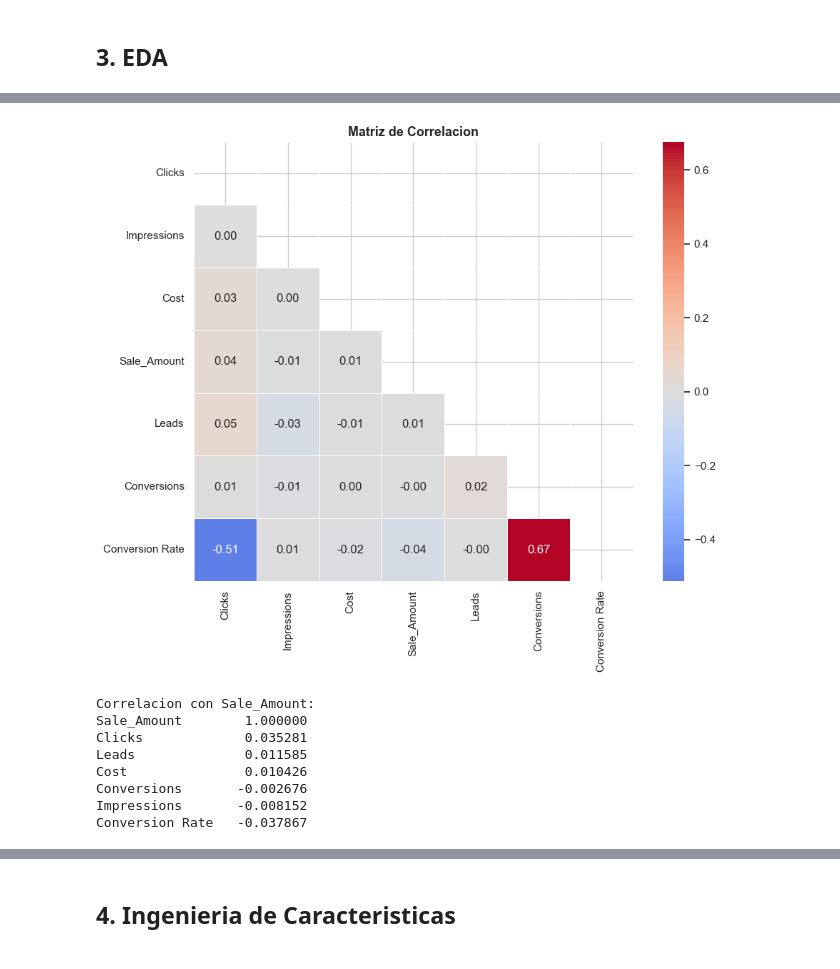
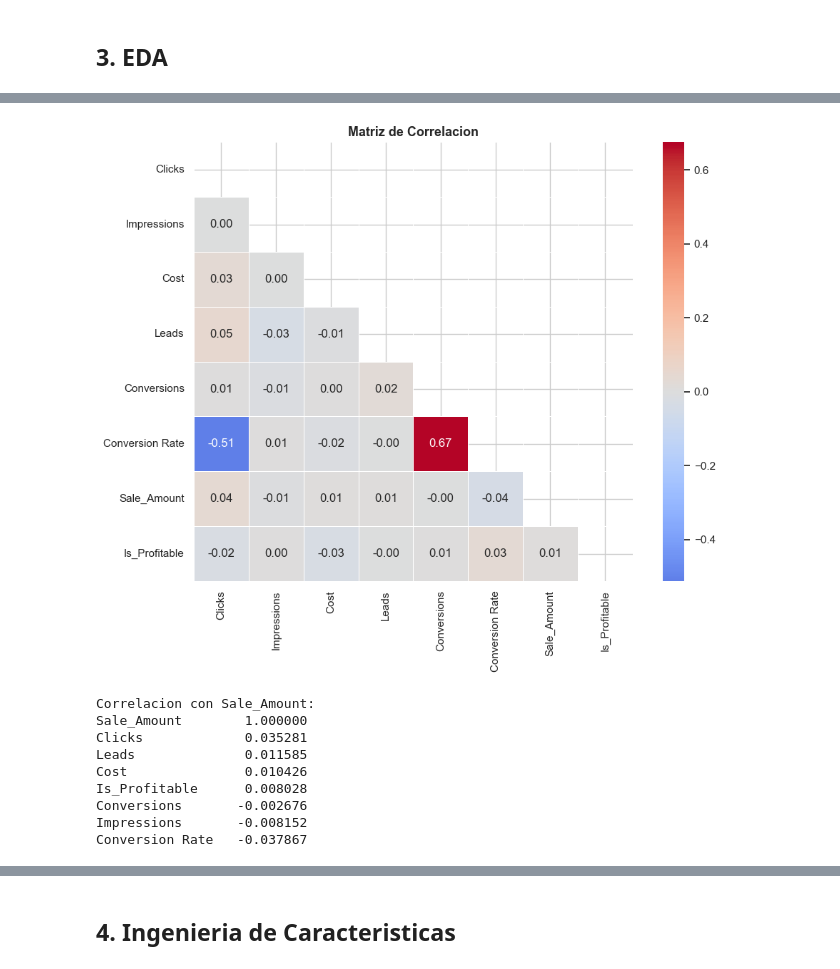
Before and after one commit to carlos31255/EV1_Google_Ads, a Jupyter notebook: notebooks/01_EDA_ML_GoogleAds.ipynb, the cells around one changed output, grey strips where cells are left out. Drawn from its saved outputs; the diff is of its cells as text; code cells hidden in the pictures.

Commit message:
-fix bug con el orden de ejecucion del eda (eliminaba datos de la variable objetivo), re-run de los notebooks.

```diff
--- a/notebooks/01_EDA_ML_GoogleAds.ipynb
+++ b/notebooks/01_EDA_ML_GoogleAds.ipynb
@@ -120,6 +120,11 @@ df['Sale_Amount'] = pd.to_numeric(
 )
 
 # Parseamos Ad_Date con multiples formatos (ISO, DD-MM-YYYY, YYYY/MM/DD)
+
+# Creamos la variable objetivo Is_Profitable ANTES de tratar imputar nulos/outliers
+import numpy as np
+df['Is_Profitable'] = np.where(df['Sale_Amount'] > df['Cost'], 1, 0)
+
 parsed = pd.to_datetime(df['Ad_Date'], format='mixed', dayfirst=False, errors='coerce')
 mask_nat = parsed.isna()
 parsed[mask_nat] = pd.to_datetime(df.loc[mask_nat, 'Ad_Date'], format='%d-%m-%Y', errors='coerce')
@@ -206,25 +191,30 @@ Generando distribuciones numericas...
 # %%
+# Definimos las variables numericas
+import numpy as np
+num_feats = df.select_dtypes(include=[np.number]).columns.tolist()
+
 # Calculamos y graficamos la matriz de correlacion entre variables numericas
 corr = df[num_feats].corr()
 fig, ax = plt.subplots(figsize=(10, 8))
 mask = np.triu(np.ones_like(corr, dtype=bool))
 sns.heatmap(corr, mask=mask, annot=True, fmt='.2f',
             cmap='coolwarm', center=0, linewidths=0.5, ax=ax, square=True)
 ax.set_title('Matriz de Correlacion', fontsize=13, fontweight='bold')
 plt.tight_layout()
 plt.savefig('../outputs/correlacion.png', bbox_inches='tight', dpi=150)
 plt.show()
 
 # Mostramos las correlaciones mas fuertes con Sale_Amount
 print('Correlacion con Sale_Amount:')
 print(corr['Sale_Amount'].sort_values(ascending=False).to_string())
 # %% [output]
-[figure, old version]
+[figure, new version]
 Correlacion con Sale_Amount:
 Sale_Amount        1.000000
 Clicks             0.035281
 Leads              0.011585
 Cost               0.010426
+Is_Profitable      0.008028
 Conversions       -0.002676
 Impressions       -0.008152
 Conversion Rate   -0.037867
```
Also changed, not shown: parts of 13 cells of this notebook, 3 other files.
